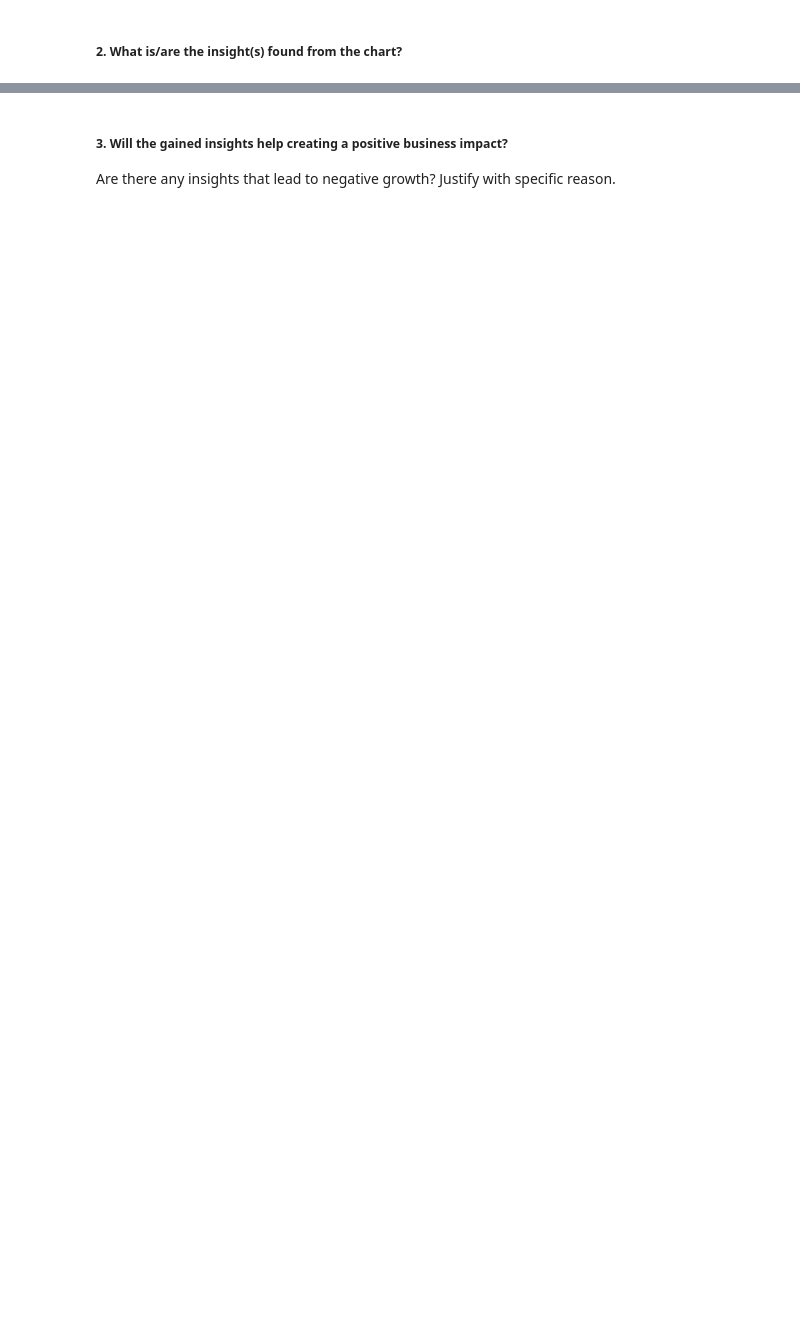
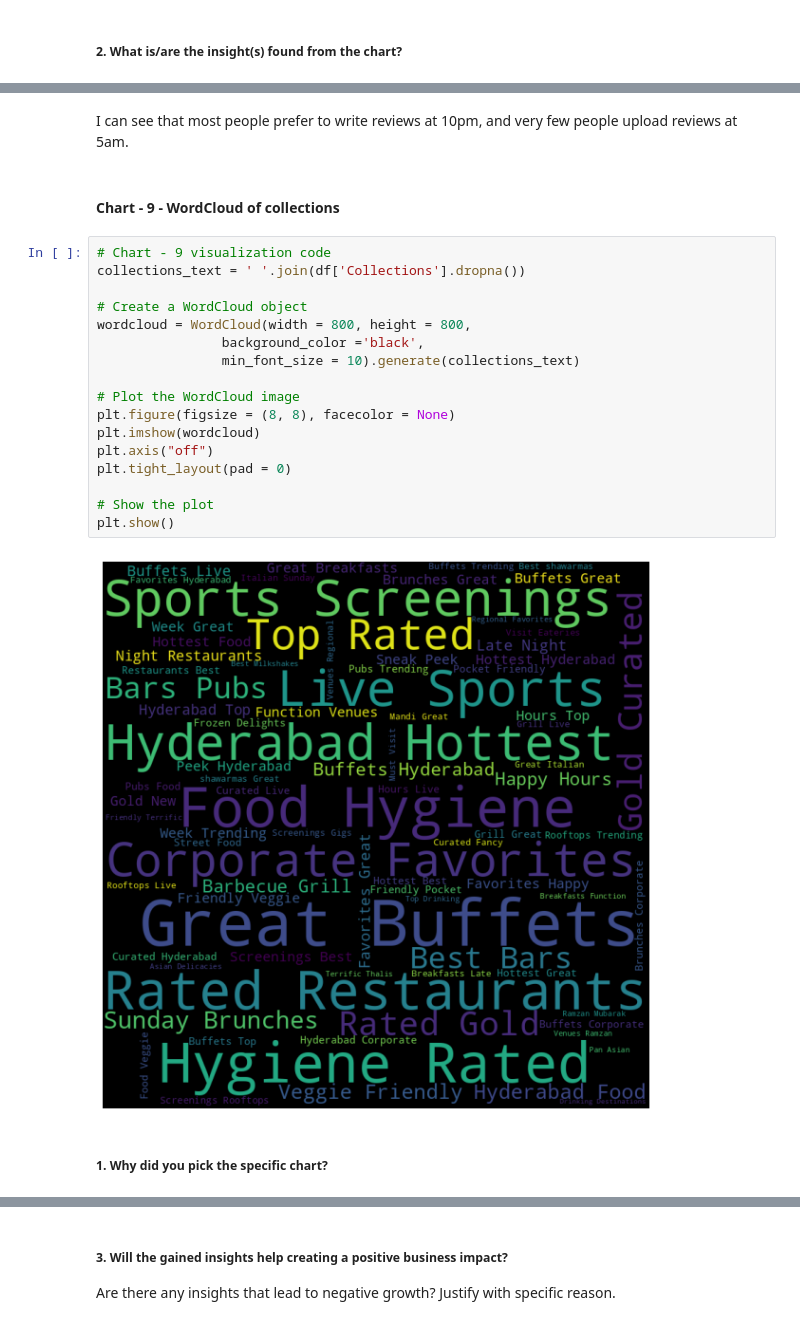
Before and after one commit to Sharath670/Zomato-Clustering-CP4, a Jupyter notebook: Zomato_Clustering.ipynb, the cells around one changed output, grey strips where cells are left out. Saved outputs shown, nothing was run; the diff lists cells and outputs as text; blank space fills up the shorter version.

```diff
--- a/Zomato_Clustering.ipynb
+++ b/Zomato_Clustering.ipynb
@@ -614,0 +633,25 @@ Answer Here
+# %% [markdown]
+I can see that most people prefer to write reviews at 10pm, and very few people upload reviews at 5am.
+# %% [markdown]
+#### Chart - 9 - WordCloud of collections
+# %%
+# Chart - 9 visualization code
+collections_text = ' '.join(df['Collections'].dropna())
+
+# Create a WordCloud object
+wordcloud = WordCloud(width = 800, height = 800,
+                background_color ='black',
+                min_font_size = 10).generate(collections_text)
+
+# Plot the WordCloud image
+plt.figure(figsize = (8, 8), facecolor = None)
+plt.imshow(wordcloud)
+plt.axis("off")
+plt.tight_layout(pad = 0)
+
+# Show the plot
+plt.show()
+# %% [output]
+[figure, added]
+# %% [markdown]
+##### 1. Why did you pick the specific chart?
```
Also changed, not shown: parts of 71 cells of this notebook.
